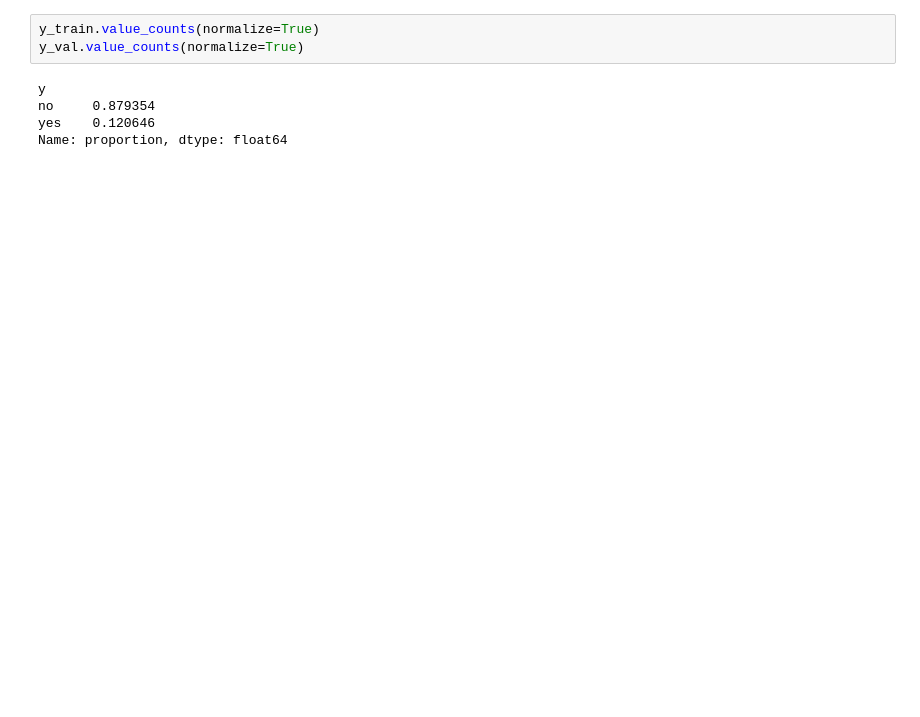
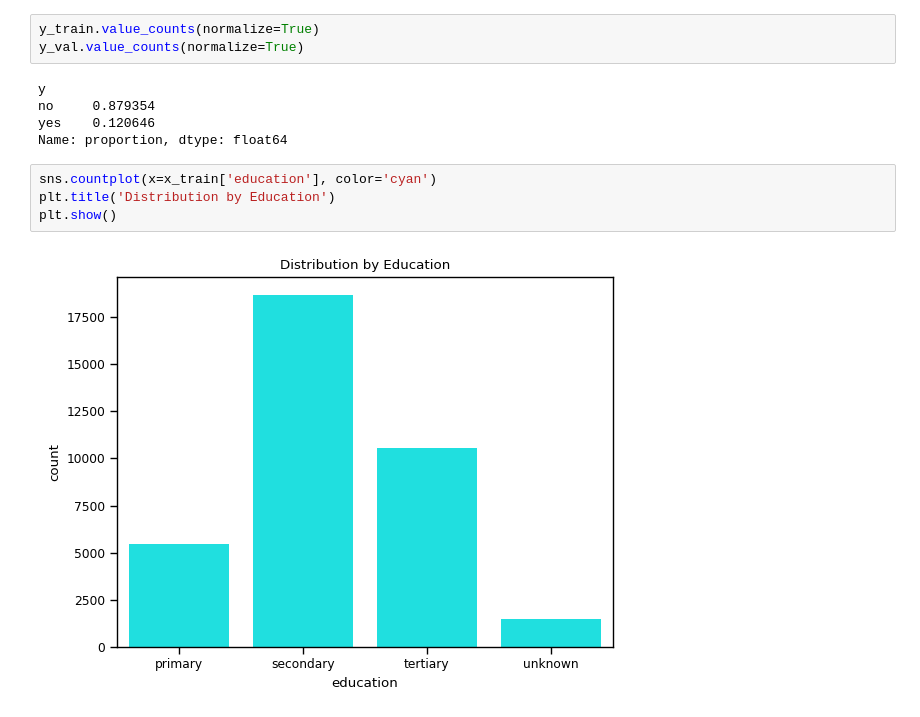
Before and after one commit to Sakib62/Machine-Learning-Assignments, a Jupyter notebook: Final Assignment/Bank.ipynb, the cells around one changed output. Drawn from its saved outputs; the diff is of its cells as text; blank space fills up the shorter version.

```diff
--- a/Final Assignment/Bank.ipynb
+++ b/Final Assignment/Bank.ipynb
@@ -50,4 +73,10 @@ y
 no     0.879354
 yes    0.120646
 Name: proportion, dtype: float64
+# %%
+sns.countplot(x=x_train['education'], color='cyan')
+plt.title('Distribution by Education')
+plt.show()
+# %% [output]
+[figure, added]
 # %%
```
Also changed, not shown: parts of 17 cells of this notebook.
